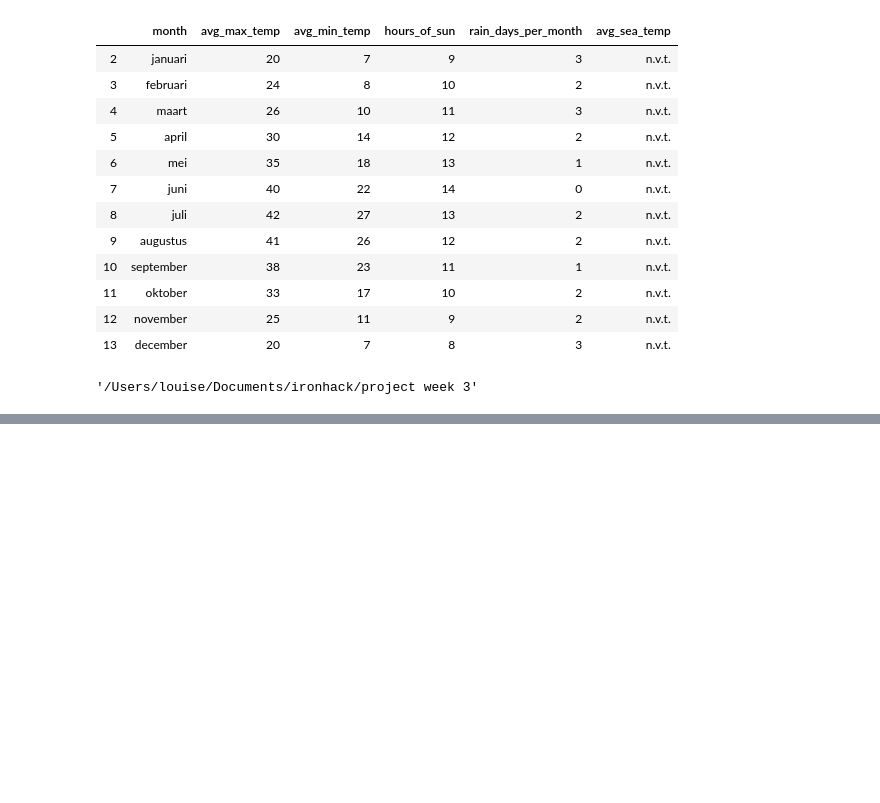
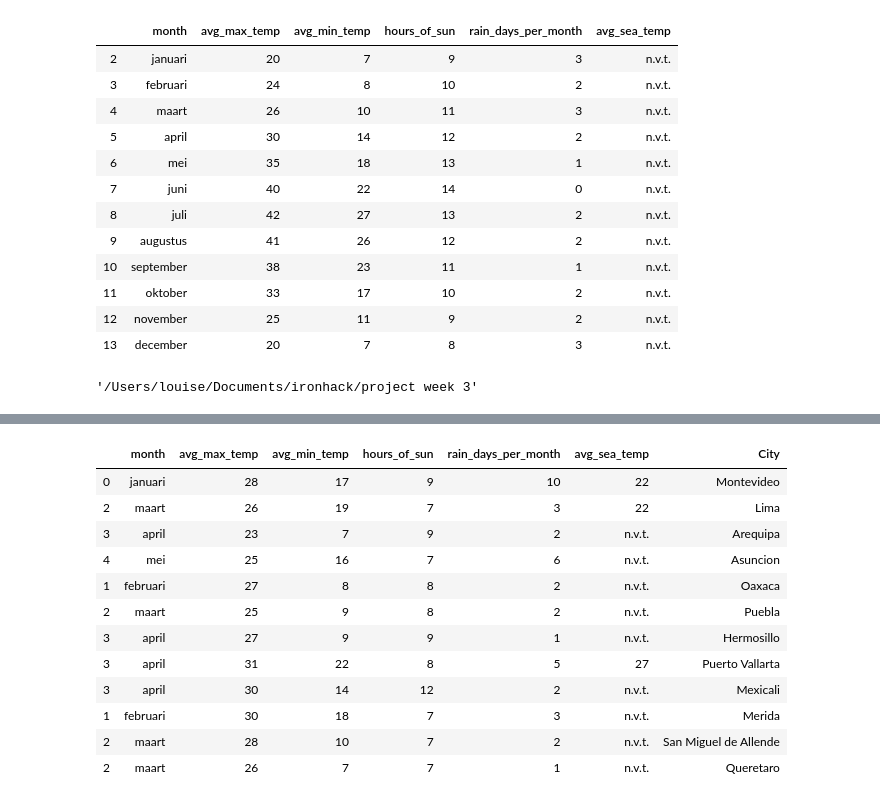
Before and after one commit to LouiseMerle/Project-South-America, a Jupyter notebook: climate data.ipynb, the cells around one changed output, grey strips where cells are left out. Saved outputs shown, nothing was run; the diff lists cells and outputs as text; code cells hidden in the pictures; blank space fills up the shorter version.

```diff
--- a/climate data.ipynb
+++ b/climate data.ipynb
@@ -81,0 +272,16 @@ os.getcwd()
+# %%
+total_bottom
+# %% [output]
+|  | month | avg_max_temp | avg_min_temp | hours_of_sun | rain_days_per_month | avg_sea_temp | City |
+| 0 | januari | 28 | 17 | 9 | 10 | 22 | Montevideo |
+| 2 | maart | 26 | 19 | 7 | 3 | 22 | Lima |
+| 3 | april | 23 | 7 | 9 | 2 | n.v.t. | Arequipa |
+| 4 | mei | 25 | 16 | 7 | 6 | n.v.t. | Asuncion |
+| 1 | februari | 27 | 8 | 8 | 2 | n.v.t. | Oaxaca |
+| 2 | maart | 25 | 9 | 8 | 2 | n.v.t. | Puebla |
+| 3 | april | 27 | 9 | 9 | 1 | n.v.t. | Hermosillo |
+| 3 | april | 31 | 22 | 8 | 5 | 27 | Puerto Vallarta |
+| 3 | april | 30 | 14 | 12 | 2 | n.v.t. | Mexicali |
+| 1 | februari | 30 | 18 | 7 | 3 | n.v.t. | Merida |
+| 2 | maart | 28 | 10 | 7 | 2 | n.v.t. | San Miguel de Allende |
+| 2 | maart | 26 | 7 | 7 | 1 | n.v.t. | Queretaro |
```
Also changed, not shown: parts of 25 cells of this notebook.
